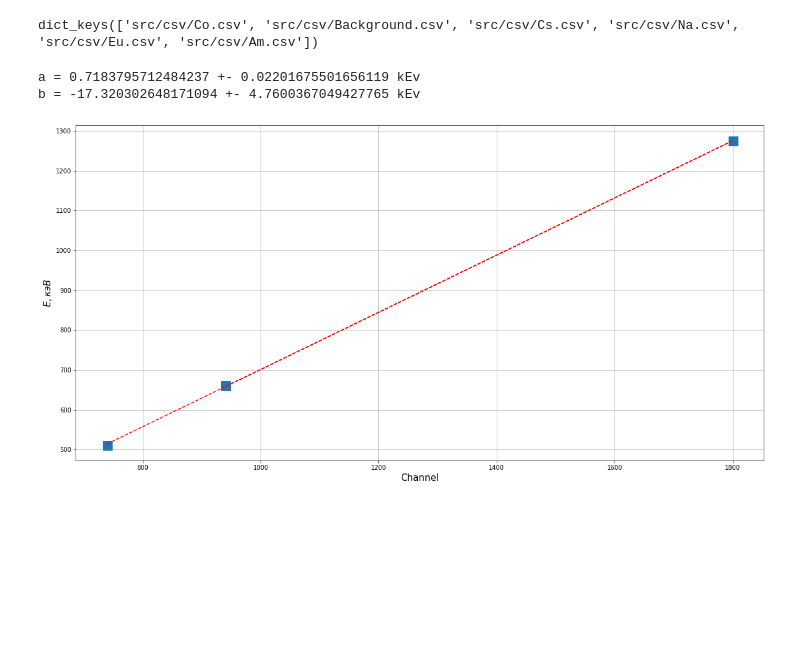
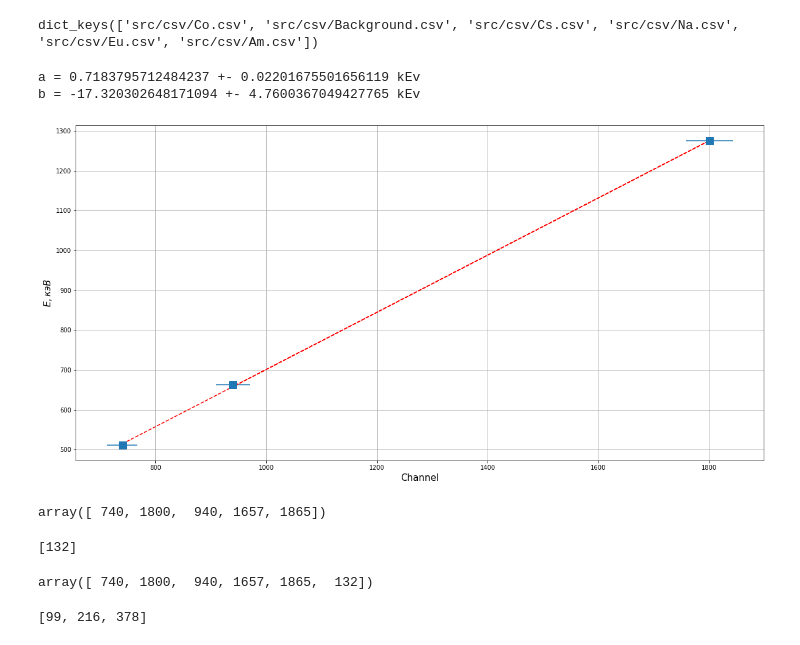
Before and after one commit to 106-inc/PhysLabV, a Jupyter notebook: 5.5/5.5.ipynb, the cells around one changed output. Saved outputs shown, nothing was run; the diff lists cells and outputs as text; code cells hidden in the pictures; blank space fills up the shorter version.

```diff
--- a/5.5/5.5.ipynb
+++ b/5.5/5.5.ipynb
@@ -77,30 +77,40 @@ for name in ["Na.csv", "Cs.csv"]:
 # %%
 maxes = np.array([*Na_maxs, Cs_max])
 energies = np.array([511, 1275, 662]) # keV
 trend = np.poly1d(np.polyfit(maxes, energies, 1))
 
 plt.figure(figsize=[20, 10])
-plt.plot(maxes, energies, 's', markersize=15)
+plt.errorbar(maxes, energies, xerr=np.sqrt(maxes), yerr=[0.1] * maxes.shape[0], marker='s', markersize=12, ls="")
 plt.plot(maxes, trend(maxes), 'r--')
 plt.xlabel('Channel', fontsize=fsz)
 plt.ylabel('$E, кэВ$', fontsize=fsz)
 plt.grid()
 'y = ax + b'
 a = trend[1]
 b = trend[0]
 da = 1 / np.sqrt(3) * np.sqrt(
   (np.mean(energies * energies) - np.mean(energies) ** 2) /
   (np.mean(maxes * maxes) - np.mean(maxes) ** 2)
   - a * a
 )
 dE = 0.1
 dd = np.sqrt((dE / maxes)**2 + (energies * np.sqrt(maxes) / maxes ** 2)**2)
 db = da * np.sqrt(np.mean(maxes * maxes))
 db = np.sqrt(db ** 2 + np.mean(dd) ** 2)
 da = np.sqrt(da ** 2 + np.mean(dd) ** 2)
 print(f'a = {a} +- {da} kEv')
 print(f'b = {b} +- {db} kEv')
 # %% [output]
 a = 0.7183795712484237 +- 0.02201675501656119 kEv
 b = -17.320302648171094 +- 4.7600367049427765 kEv
-[figure, old version]
+[figure, new version]
+# %%
+# Cobalt
+fr = frames["src/csv/Co.csv"]
+arr = fr.values.transpose()
+idxs = [
+  np.argmax(arr[0][1500:1750]) + 1500,
+  np.argmax(arr[0][1750:2000]) + 1750
+]
+# %% [output]
+array([ 740, 1800,  940, 1657, 1865])
@@ -106,0 +119,10 @@ b = -17.320302648171094 +- 4.7600367049427765 kEv
+# %%
+# Am
+fr = frames["src/csv/Am.csv"]
+arr = fr.values.transpose()
+idxs = [
+  np.argmax(arr[0])
+]
+idxs
+# %% [output]
+[132]
@@ -106,0 +131,16 @@ b = -17.320302648171094 +- 4.7600367049427765 kEv
+# %%
+maxes
+# %% [output]
+array([ 740, 1800,  940, 1657, 1865,  132])
+# %%
+# Eu
+fr = frames["src/csv/Eu.csv"]
+arr = fr.values.transpose()
+idxs = [
+  np.argmax(arr[0]),
+  np.argmax(arr[0][150:250]) + 150,
+  np.argmax(arr[0][250:500]) + 250
+]
+idxs
+# %% [output]
+[99, 216, 378]
```
Also changed, not shown: parts of 4 cells of this notebook.
